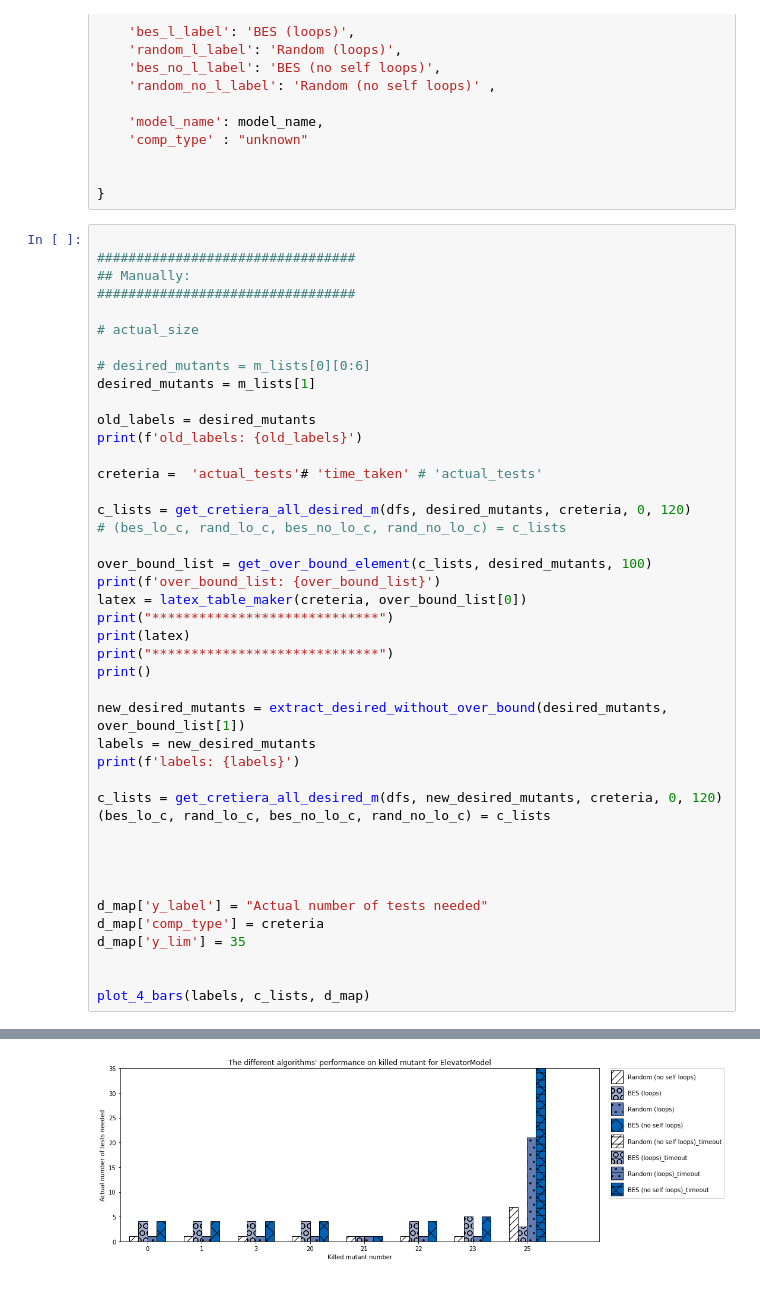
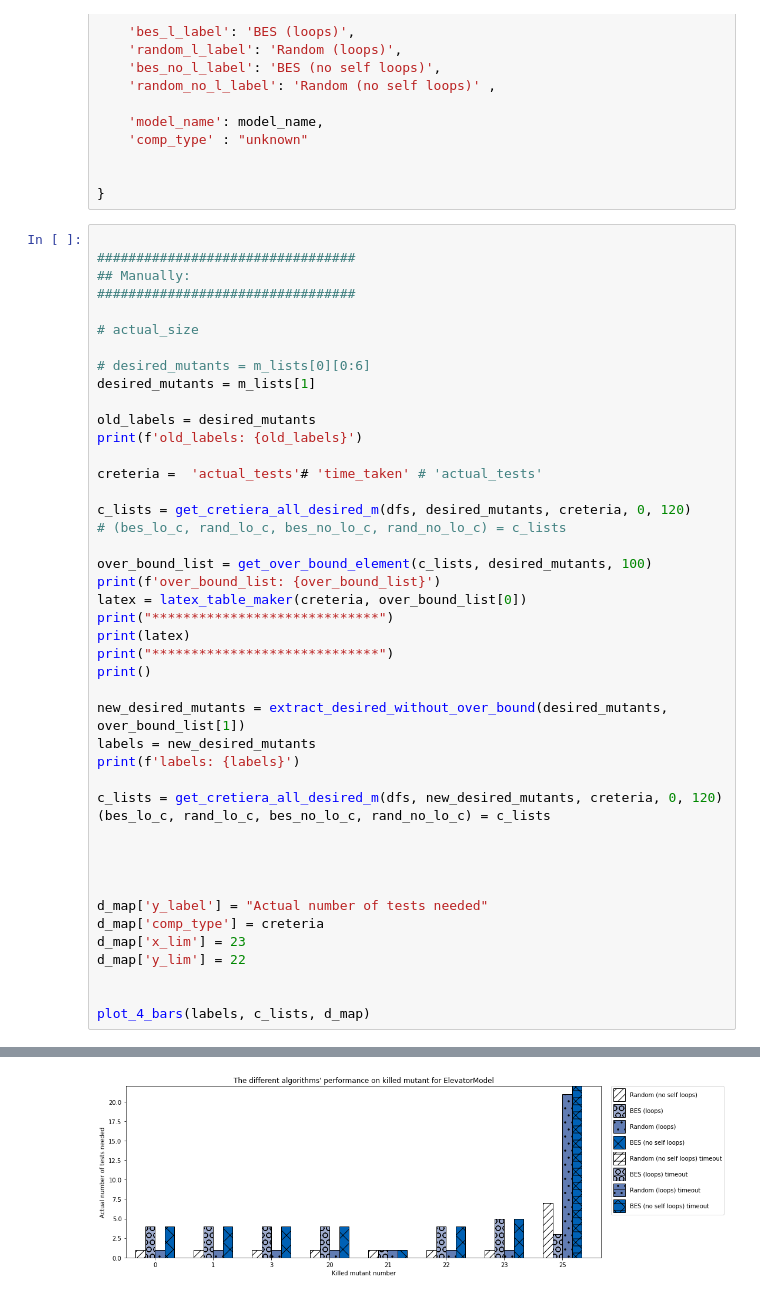
Before and after one commit to nour95/analysis, a Jupyter notebook: simple_mutants/analysis/plot_elevator.ipynb, the cells around one changed output, grey strips where cells are left out. Drawn from its saved outputs; the diff is of its cells as text.

```diff
--- a/simple_mutants/analysis/plot_elevator.ipynb
+++ b/simple_mutants/analysis/plot_elevator.ipynb
@@ -104,7 +104,8 @@ c_lists = get_cretiera_all_desired_m(dfs, new_desired_mutants, creteria, 0, 120)
 
 d_map['y_label'] = "Actual number of tests needed"
 d_map['comp_type'] = creteria
-d_map['y_lim'] = 35
+d_map['x_lim'] = 23
+d_map['y_lim'] = 22
 
 
 plot_4_bars(labels, c_lists, d_map)
@@ -122,14 +123,14 @@ over_bound_list: ({('26', 190, 1, 0, 34)}, {'26'})
 \end{tabular}
 \end{table}
 *****************************
 
 labels: ['0', '1', '3', '20', '21', '22', '23', '25']
 mutant 25 not_found
 bes_l data: ([4, 4, 4, 4, 1, 4, 5, 3], [0, 0, 0, 0, 0, 0, 0, 0])
 rand_l data: ([1, 1, 1, 1, 1, 1, 1, 21], [0, 0, 0, 0, 0, 0, 0, 0])
 bes_no_l data: ([4, 4, 4, 4, 1, 4, 5, 0], [0, 0, 0, 0, 0, 0, 0, 120])
 rand_no_l data: ([1, 1, 1, 1, 1, 1, 1, 7], [0, 0, 0, 0, 0, 0, 0, 0])
-[figure, old version]
+[figure, new version]
 # %%
 # time_requierd
 
```
Also changed, not shown: parts of 3 cells of this notebook, 11 other files.
